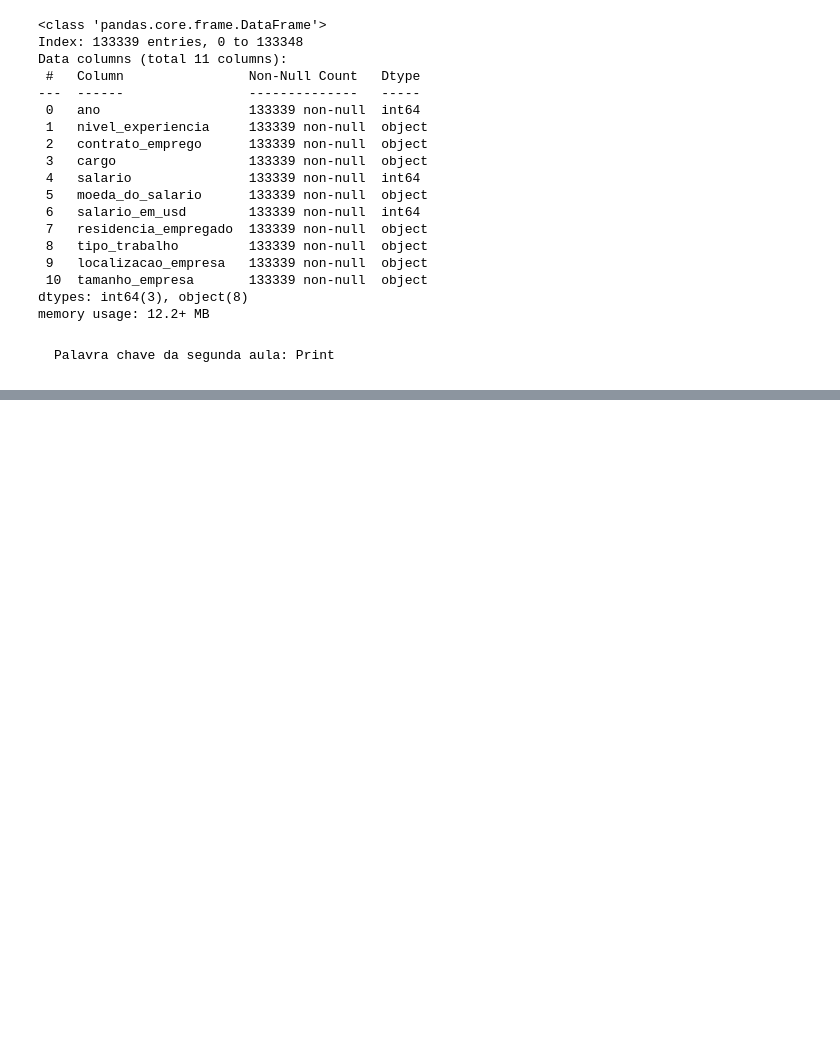
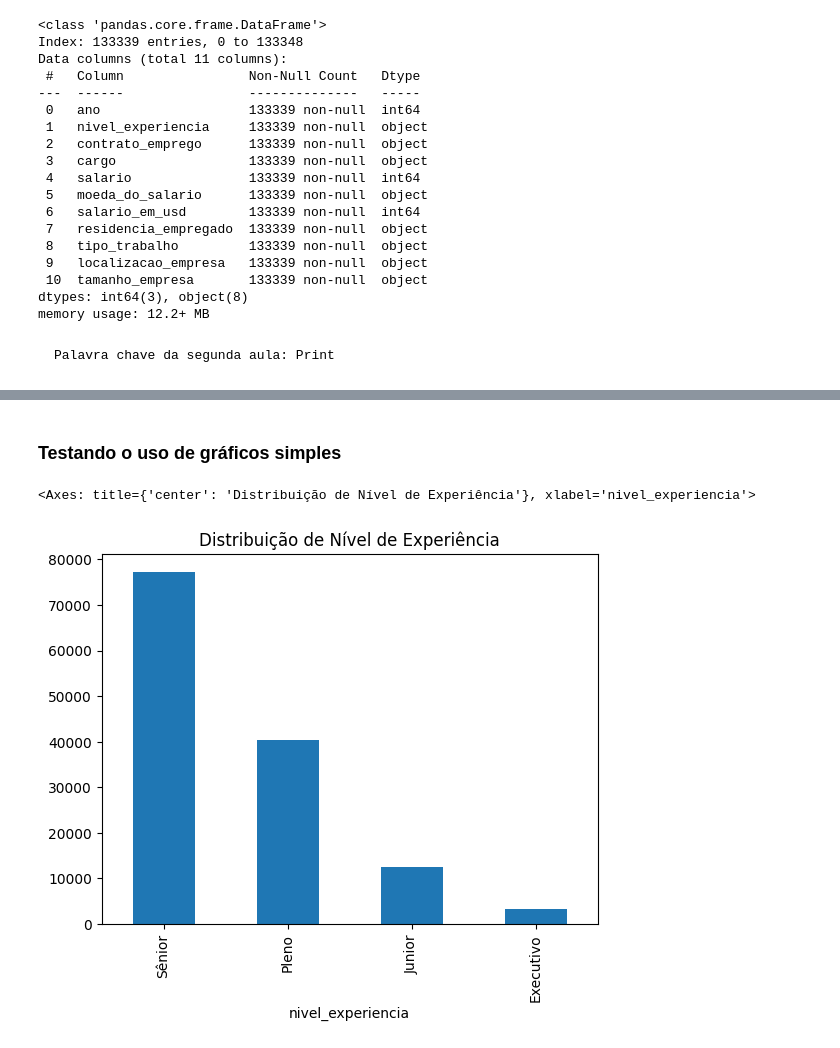
Before and after one commit to brunomartins009/Imersao-em-dados-com-Python---Alura, a Jupyter notebook: Código fonte/main.ipynb, the cells around one changed output, grey strips where cells are left out. Saved outputs shown, nothing was run; the diff lists cells and outputs as text; code cells hidden in the pictures; blank space fills up the shorter version.

```diff
--- a/Código fonte/main.ipynb
+++ b/Código fonte/main.ipynb
@@ -440,0 +454,7 @@ memory usage: 12.2+ MB
+# %% [markdown]
+### Testando o uso de gráficos simples
+# %%
+df_limpo["nivel_experiencia"].value_counts().plot(kind="bar", title="Distribuição de Nível de Experiência")
+# %% [output]
+<Axes: title={'center': 'Distribuição de Nível de Experiência'}, xlabel='nivel_experiencia'>
+[figure, added]
```
Also changed, not shown: parts of 45 cells of this notebook, 1 other file.
